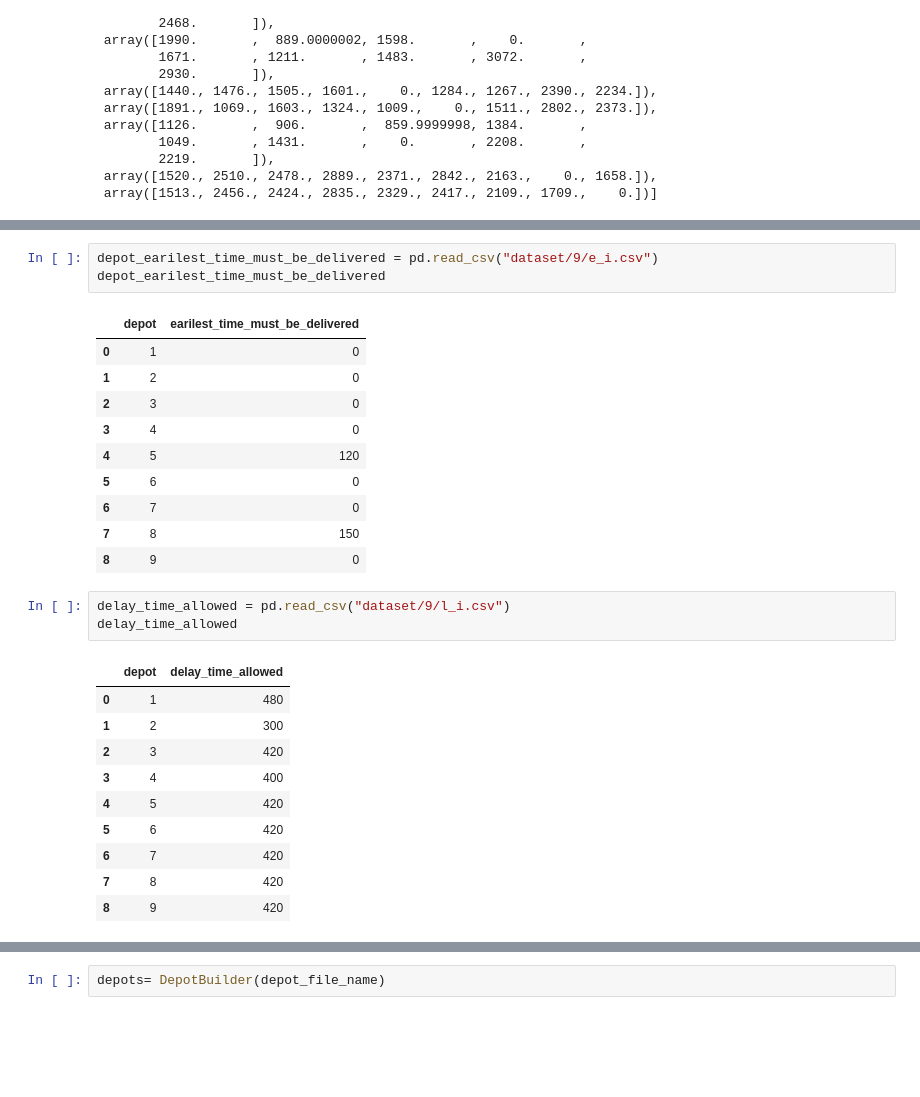
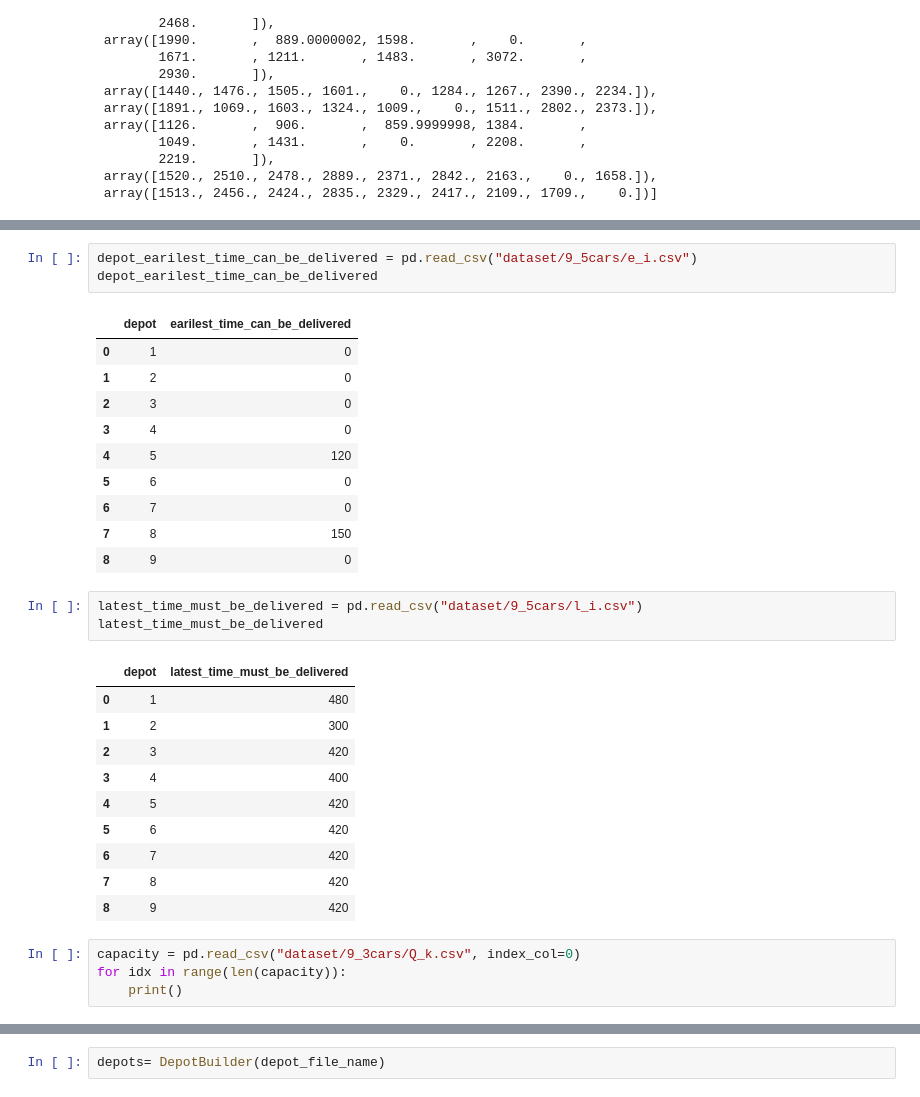
Before and after one commit to NFUChen/GA-Solving-Vehicle-Routing-Problem, a Jupyter notebook: development.ipynb, the cells around one changed output, grey strips where cells are left out. Cells and saved outputs as stored; diff of their text form; blank space fills up the shorter version.

```diff
--- a/development.ipynb
+++ b/development.ipynb
@@ -74,8 +88,8 @@ depot_demand
 # %%
-depot_earilest_time_must_be_delivered = pd.read_csv("dataset/9/e_i.csv")
-depot_earilest_time_must_be_delivered
+depot_earilest_time_can_be_delivered = pd.read_csv("dataset/9_5cars/e_i.csv")
+depot_earilest_time_can_be_delivered
 # %% [output]
-|  | depot | earilest_time_must_be_delivered |
+|  | depot | earilest_time_can_be_delivered |
 | 0 | 1 | 0 |
 | 1 | 2 | 0 |
 | 2 | 3 | 0 |
@@ -86,10 +100,10 @@ depot_earilest_time_must_be_delivered
 | 7 | 8 | 150 |
 | 8 | 9 | 0 |
 # %%
-delay_time_allowed = pd.read_csv("dataset/9/l_i.csv")
-delay_time_allowed
+latest_time_must_be_delivered = pd.read_csv("dataset/9_5cars/l_i.csv")
+latest_time_must_be_delivered
 # %% [output]
-|  | depot | delay_time_allowed |
+|  | depot | latest_time_must_be_delivered |
 | 0 | 1 | 480 |
 | 1 | 2 | 300 |
 | 2 | 3 | 420 |
@@ -99,6 +113,10 @@ delay_time_allowed
 | 6 | 7 | 420 |
 | 7 | 8 | 420 |
 | 8 | 9 | 420 |
+# %%
+capacity = pd.read_csv("dataset/9_3cars/Q_k.csv", index_col=0)
+for idx in range(len(capacity)):
+    print()
 # %%
 class DepotFile:
     def __init__(self, BASE_DIR) -> None:
```
Also changed, not shown: parts of 22 cells of this notebook, 24 other files.
